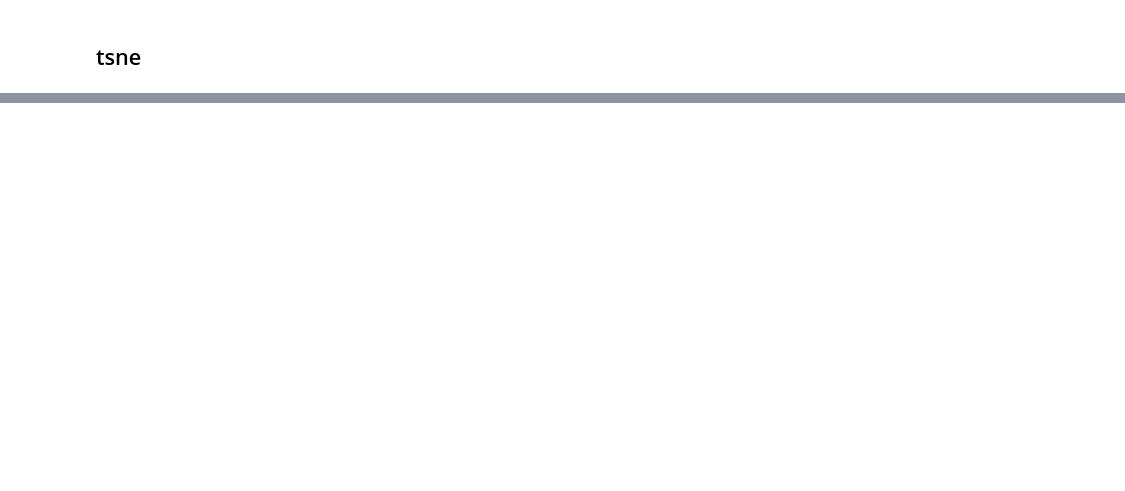
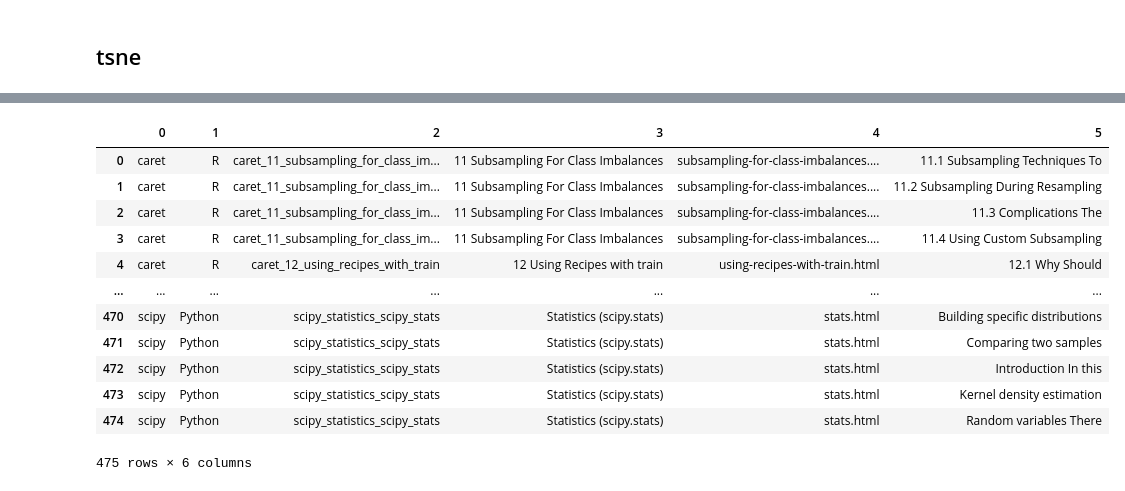
Before and after one commit to spencerbraun/pytorch_hackathon, a Jupyter notebook: vector_evaluation.ipynb, the cells around one changed output, grey strips where cells are left out. Saved outputs shown, nothing was run; the diff lists cells and outputs as text; code cells hidden in the pictures; blank space fills up the shorter version.

```diff
--- a/vector_evaluation.ipynb
+++ b/vector_evaluation.ipynb
@@ -145,0 +187,21 @@ fig2
+# %%
+lineList = []
+with open('model_data/data/all_labels.csv') as f:
+    for line in f:
+        lineList.append(line.strip().split("|"))
+# %%
+pd.DataFrame(lineList[1:])
+# %% [output]
+|  | 0 | 1 | 2 | 3 | 4 | 5 |
+| 0 | caret | R | caret_11_subsampling_for_class_im... | 11 Subsampling For Class Imbalances | subsampling-for-class-imbalances.... | 11.1 Subsampling Techniques To |
+| 1 | caret | R | caret_11_subsampling_for_class_im... | 11 Subsampling For Class Imbalances | subsampling-for-class-imbalances.... | 11.2 Subsampling During Resampling |
+| 2 | caret | R | caret_11_subsampling_for_class_im... | 11 Subsampling For Class Imbalances | subsampling-for-class-imbalances.... | 11.3 Complications The |
+| 3 | caret | R | caret_11_subsampling_for_class_im... | 11 Subsampling For Class Imbalances | subsampling-for-class-imbalances.... | 11.4 Using Custom Subsampling |
+| 4 | caret | R | caret_12_using_recipes_with_train | 12 Using Recipes with train | using-recipes-with-train.html | 12.1 Why Should |
+| ... | ... | ... | ... | ... | ... | ... |
+| 470 | scipy | Python | scipy_statistics_scipy_stats | Statistics (scipy.stats) | stats.html | Building specific distributions |
+| 471 | scipy | Python | scipy_statistics_scipy_stats | Statistics (scipy.stats) | stats.html | Comparing two samples |
+| 472 | scipy | Python | scipy_statistics_scipy_stats | Statistics (scipy.stats) | stats.html | Introduction In this |
+| 473 | scipy | Python | scipy_statistics_scipy_stats | Statistics (scipy.stats) | stats.html | Kernel density estimation |
+| 474 | scipy | Python | scipy_statistics_scipy_stats | Statistics (scipy.stats) | stats.html | Random variables There |
+475 rows × 6 columns
```
Also changed, not shown: parts of 15 cells of this notebook, 8 other files.
